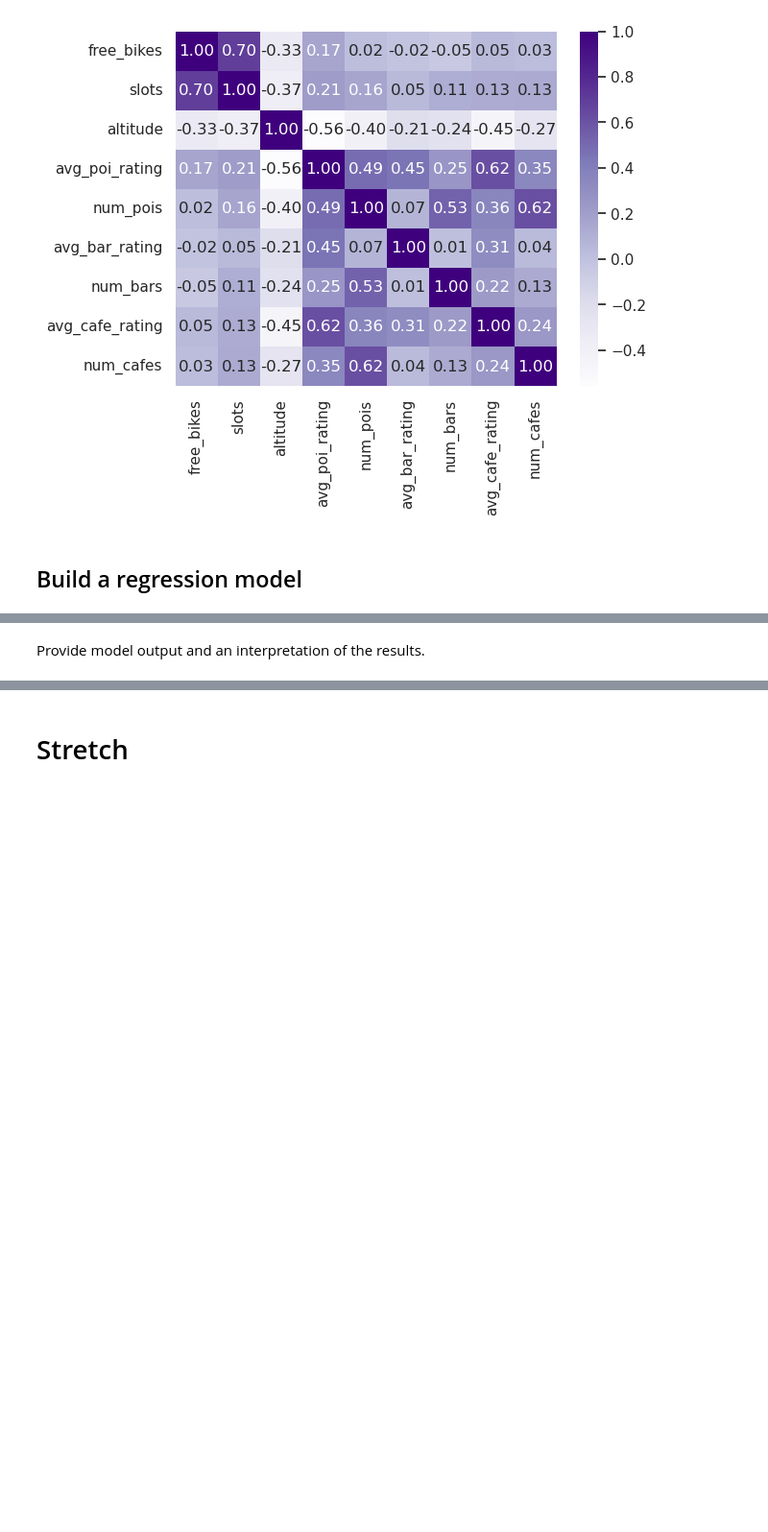
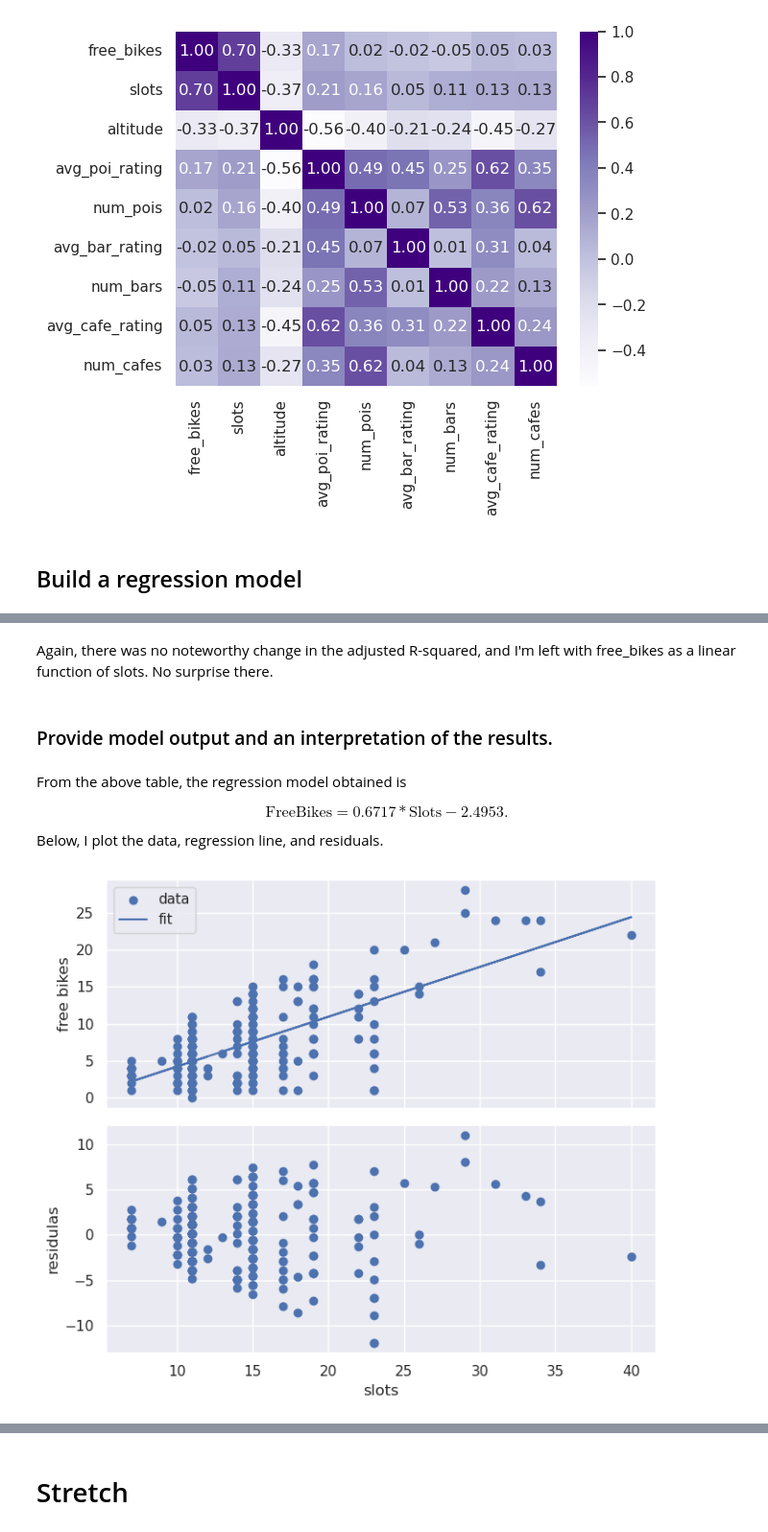
Before and after one commit to harnettd/stat-modelling-with-python, a Jupyter notebook: notebooks/model_building.ipynb, the cells around one changed output, grey strips where cells are left out. Shown at 96% size. Cells and saved outputs as stored; diff of their text form; code cells hidden in the pictures; blank space fills up the shorter version.

Commit message:
perform regression analysis

```diff
--- a/notebooks/model_building.ipynb
+++ b/notebooks/model_building.ipynb
@@ -49,2 +145,29 @@ plt.savefig(dirname + 'heatmap.png')
+# %% [markdown]
+Again, there was no noteworthy change in the adjusted R-squared, and I'm left with free_bikes as a linear function of slots. No surprise there.
 # %% [markdown]
-Provide model output and an interpretation of the results.
+### Provide model output and an interpretation of the results.
+# %% [markdown]
+From the above table, the regression model obtained is
+
+\begin{equation}\mathrm{FreeBikes} = 0.6717 * \mathrm{Slots} - 2.4953.\end{equation}
+
+Below, I plot the data, regression line, and residuals.
+# %%
+m, b = 0.6717, -2.4953
+slots = df['slots'].to_numpy()
+free_bikes_actual = df['free_bikes'].to_numpy()
+free_bikes_fit = m * slots + b
+residuals = free_bikes_actual - free_bikes_fit
+# %%
+fig, axes = plt.subplots(nrows=2, ncols=1, figsize=(7, 6), sharex=True)
+axes[0].scatter(slots, free_bikes_actual, label='data')
+axes[0].plot(slots, free_bikes_fit, label='fit')
+axes[1].scatter(slots, residuals)
+axes[1].set_xlabel('slots')
+axes[0].set_ylabel('free bikes')
+axes[1].set_ylabel('residulas')
+axes[0].legend(loc='upper left')
+fig.tight_layout()
+plt.savefig(dirname + 'fit_residuals.png')
+# %% [output]
+[figure, added]
```
Also changed, not shown: parts of 8 cells of this notebook, 3 other files.
